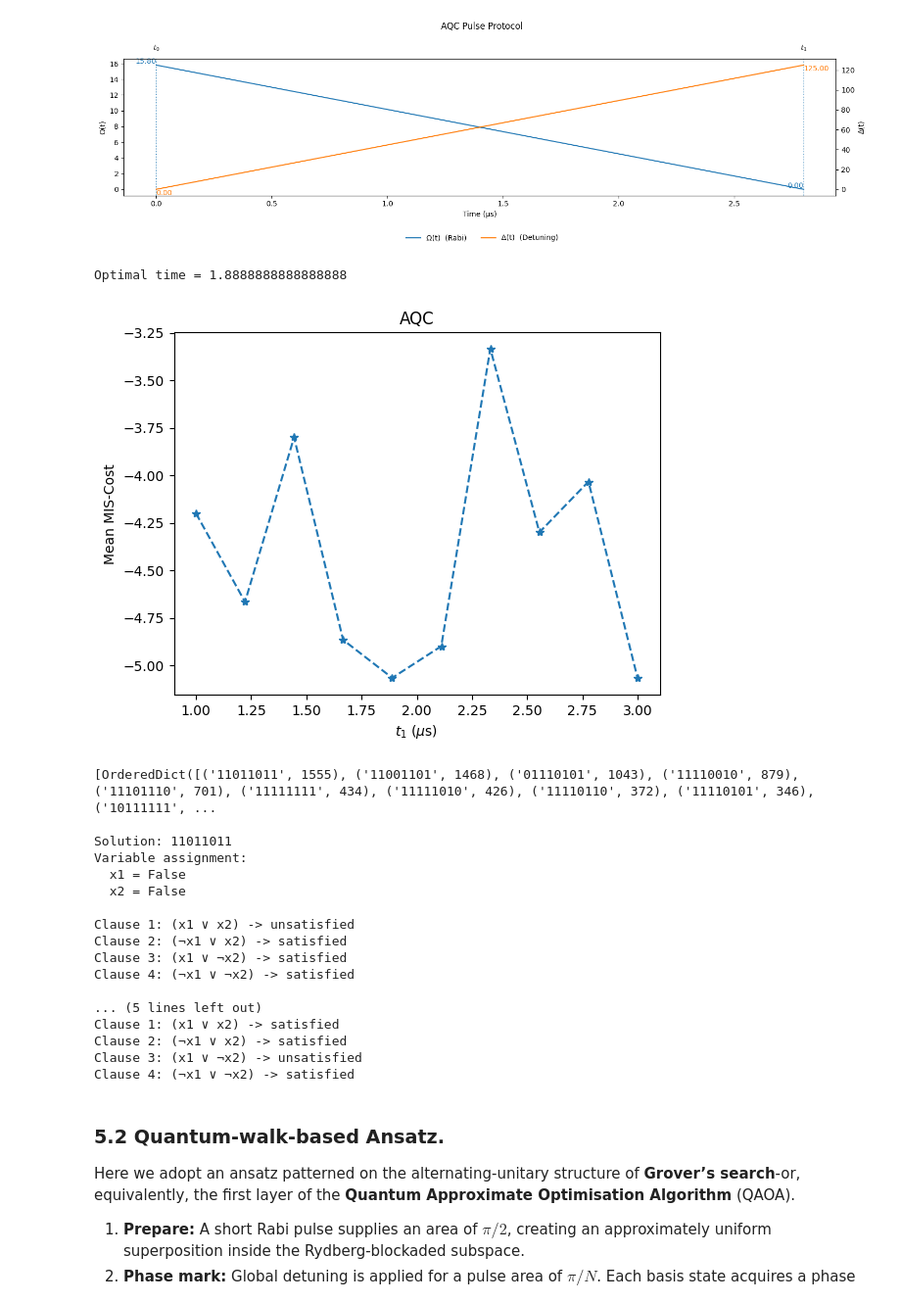
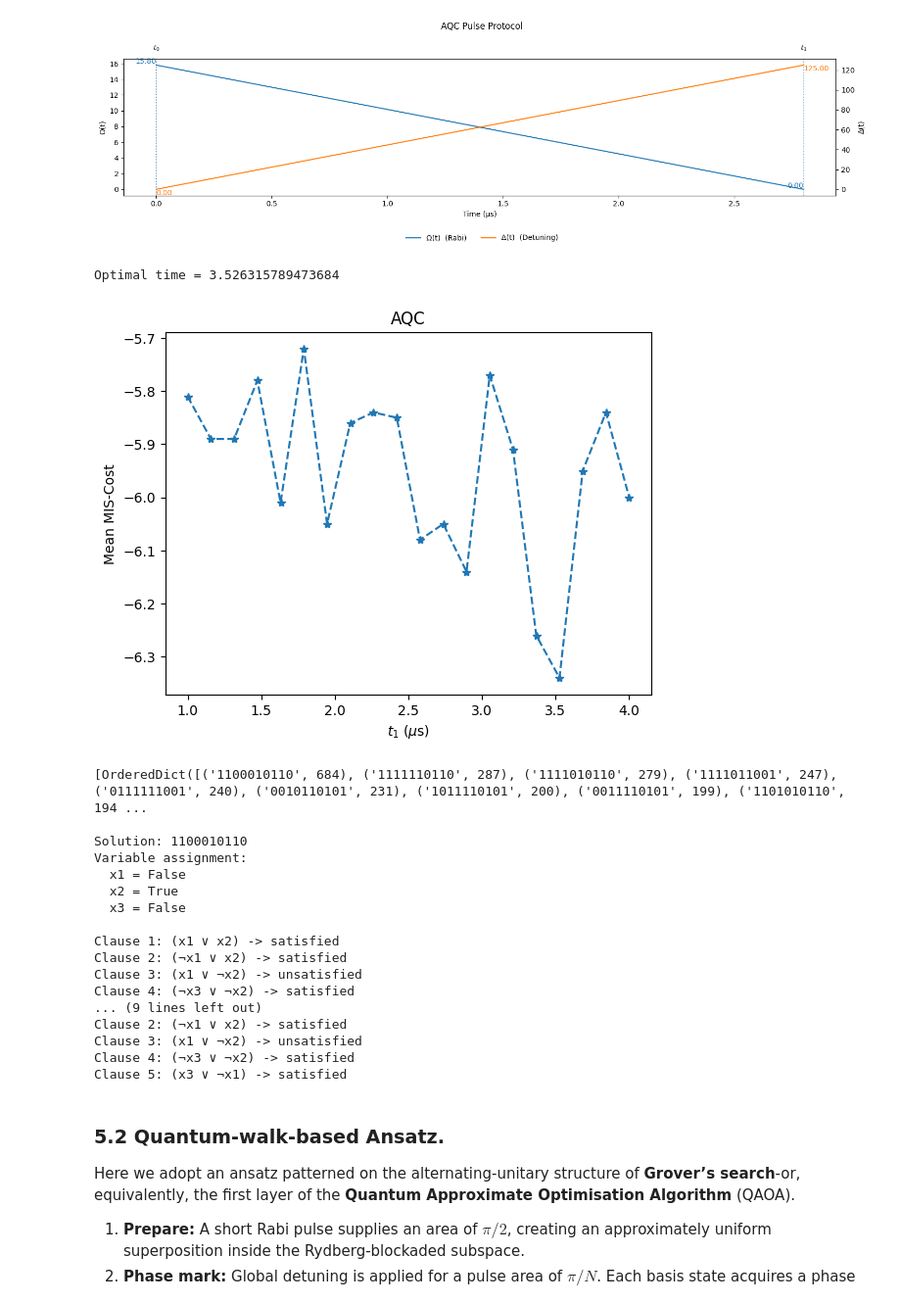
Before and after one commit to PawseySC/QCSouthKorea-Workshop-2025, a Jupyter notebook: Pawsey/Analog_Combinatorial_Optimisation.ipynb, the cells around one changed output. Shown: that part at 98% size. Saved outputs shown, nothing was run; the diff lists cells and outputs as text; code cells hidden in the pictures.

```diff
--- a/Pawsey/Analog_Combinatorial_Optimisation.ipynb
+++ b/Pawsey/Analog_Combinatorial_Optimisation.ipynb
@@ -125,7 +127,8 @@ clauses = [
     (1,  2),
     (-1, 2),
     (1, -2),
-    (-1,-2)
+    (-3,-2),
+    (3, -1)
 ]
 
 G = generate_mis_graph_from_2sat(clauses)
@@ -286,33 +289,33 @@ visualise_pulses(*map_parameters([t_1]), title = "AQC Pulse Protocol")
 # %% [output]
 [figure]
 # %%
+from copy import copy
 def objective(x,  prog, shots):
     rts, ras, dts, das = map_parameters(x)
     result = prog.bloqade.python().run(shots=shots, args = tuple(rts + ras + dts + das), blockade_radius = r_b)
     cost = expectation(result.report().counts()[0], G)
     return cost
 
-ts = np.linspace(1, 3, 10)
+ts = np.linspace(1, 4, 20)
 obs = []
 for t in ts:
-    obs.append(objective([t], prog, shots = 30))
+    obs.append(objective([t], prog, shots = 100))
 
 opt_t = ts[np.argmin(obs)]
 
 print('Optimal time =', opt_t)
 
 plt.plot(ts, obs, '--*')
 plt.ylabel('Mean MIS-Cost')
 plt.xlabel(r'$t_1$ ($\mu \rm{s}$)')
 plt.title('AQC')
 
 plt.show()
 # %% [output]
-Optimal time = 1.8888888888888888
+Optimal time = 3.526315789473684
-[figure, old version]
+[figure, new version]
 # %%
 from workshop_utils import pretty_print_clauses
-
 rts, ras, dts, das = map_parameters([opt_t])
 job = prog.bloqade.python().run(shots=10000, args = tuple(rts + ras + dts + das))
 print(job.report().counts()) # Counts by bitstring
@@ -320,23 +323,23 @@ for solution in list(job.report().counts()[0].keys())[:2]:
     print(f'\nSolution: {solution}')
     pretty_print_clauses(clauses, solution)
 # %% [output]
-[OrderedDict([('11011011', 1555), ('11001101', 1468), ('01110101', 1043), ('11110010', 879), ('11101110', 701), ('11111111', 434), ('11111010', 426), ('11110110', 372), ('11110101', 346), ('10111111', ...
+[OrderedDict([('1100010110', 684), ('1111110110', 287), ('1111010110', 279), ('1111011001', 247), ('0111111001', 240), ('0010110101', 231), ('1011110101', 200), ('0011110101', 199), ('1101010110', 194 ...
 
-Solution: 11011011
+Solution: 1100010110
 Variable assignment:
   x1 = False
-  x2 = False
+  x2 = True
+  x3 = False
 
-Clause 1: (x1 ∨ x2) -> unsatisfied
-Clause 2: (¬x1 ∨ x2) -> satisfied
-Clause 3: (x1 ∨ ¬x2) -> satisfied
-Clause 4: (¬x1 ∨ ¬x2) -> satisfied
-
-... (5 lines left out)
 Clause 1: (x1 ∨ x2) -> satisfied
 Clause 2: (¬x1 ∨ x2) -> satisfied
 Clause 3: (x1 ∨ ¬x2) -> unsatisfied
-Clause 4: (¬x1 ∨ ¬x2) -> satisfied
+Clause 4: (¬x3 ∨ ¬x2) -> satisfied
+... (9 lines left out)
+Clause 2: (¬x1 ∨ x2) -> satisfied
+Clause 3: (x1 ∨ ¬x2) -> unsatisfied
+Clause 4: (¬x3 ∨ ¬x2) -> satisfied
+Clause 5: (x3 ∨ ¬x1) -> satisfied
 # %% [markdown]
 ### 5.2 Quantum-walk-based Ansatz.
 
```
Also changed, not shown: parts of 4 cells of this notebook.
